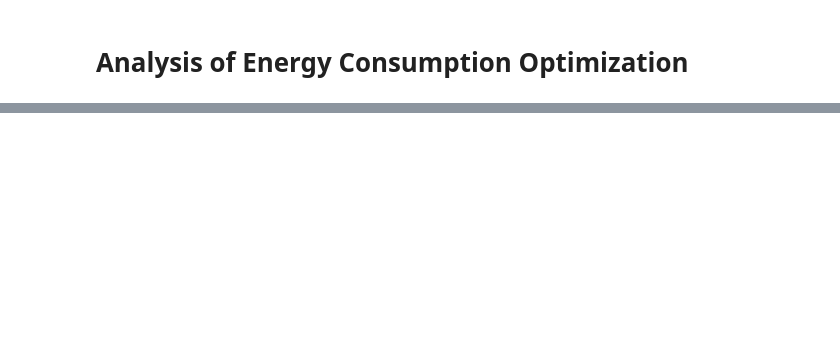
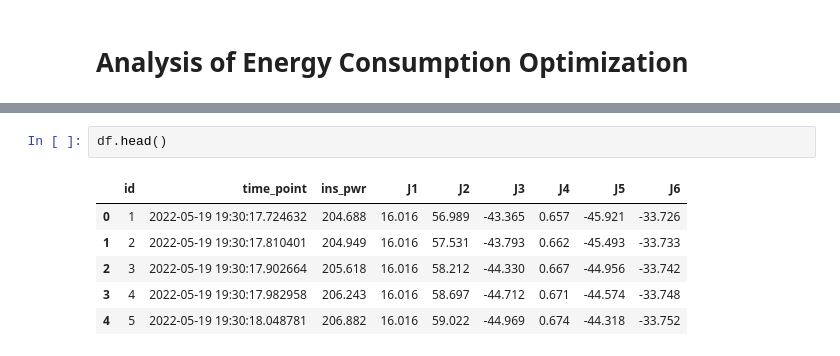
Before and after one commit to torayeff/digital-twins, a Jupyter notebook: src/Analysis.ipynb, the cells around one changed output, grey strips where cells are left out. Drawn from its saved outputs; the diff is of its cells as text; blank space fills up the shorter version.

```diff
--- a/src/Analysis.ipynb
+++ b/src/Analysis.ipynb
@@ -76,0 +197,9 @@ values
+# %%
+df.head()
+# %% [output]
+|  | id | time_point | ins_pwr | J1 | J2 | J3 | J4 | J5 | J6 |
+| 0 | 1 | 2022-05-19 19:30:17.724632 | 204.688 | 16.016 | 56.989 | -43.365 | 0.657 | -45.921 | -33.726 |
+| 1 | 2 | 2022-05-19 19:30:17.810401 | 204.949 | 16.016 | 57.531 | -43.793 | 0.662 | -45.493 | -33.733 |
+| 2 | 3 | 2022-05-19 19:30:17.902664 | 205.618 | 16.016 | 58.212 | -44.330 | 0.667 | -44.956 | -33.742 |
+| 3 | 4 | 2022-05-19 19:30:17.982958 | 206.243 | 16.016 | 58.697 | -44.712 | 0.671 | -44.574 | -33.748 |
+| 4 | 5 | 2022-05-19 19:30:18.048781 | 206.882 | 16.016 | 59.022 | -44.969 | 0.674 | -44.318 | -33.752 |
```
Also changed, not shown: parts of 21 cells of this notebook, 4 other files.
